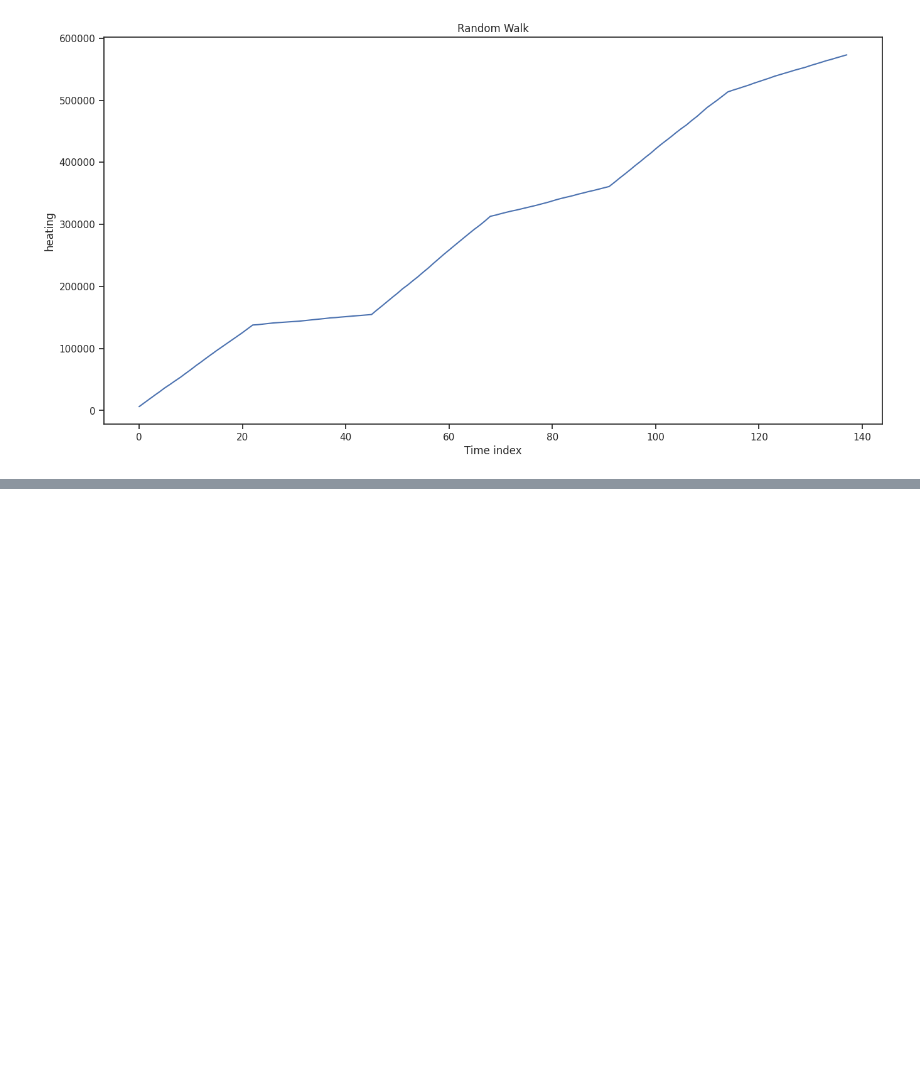
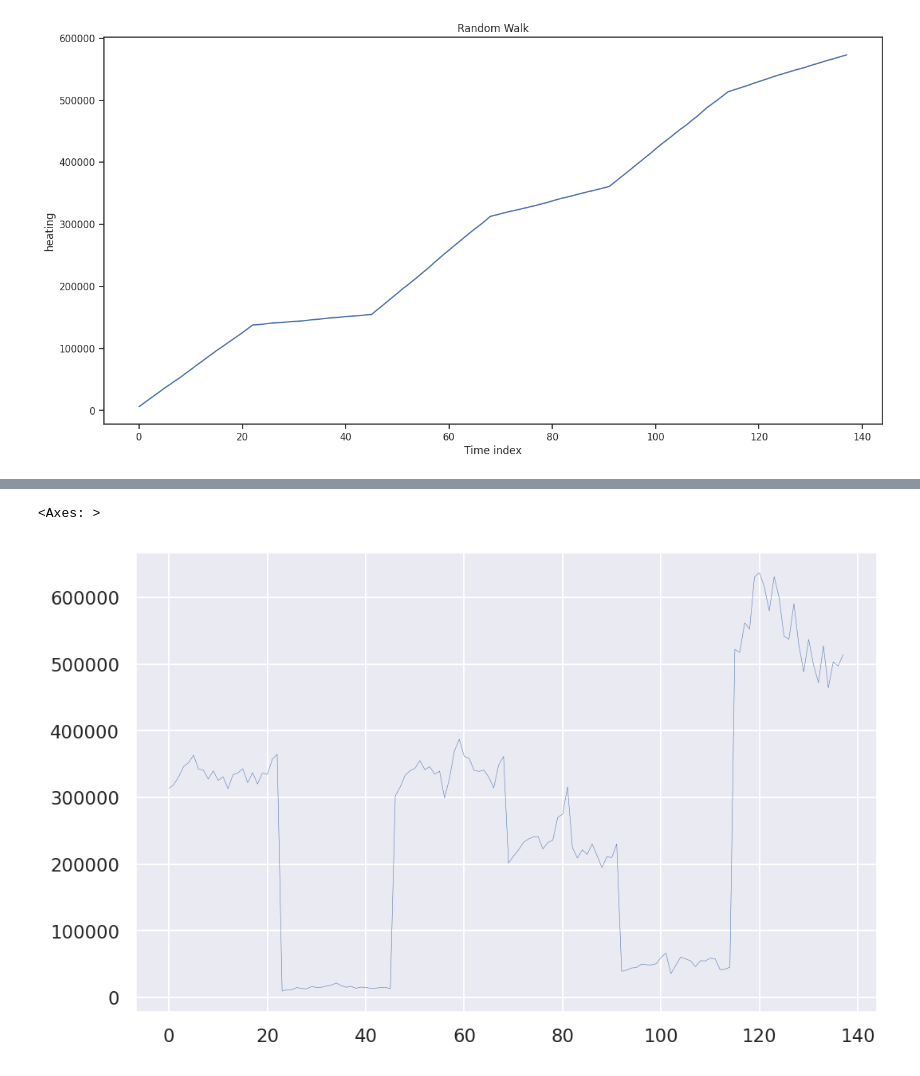
Before and after one commit to Manavgupta1612/EDA, a Jupyter notebook: DA.ipynb, the cells around one changed output, grey strips where cells are left out. Cells and saved outputs as stored; diff of their text form; code cells hidden in the pictures; blank space fills up the shorter version.

```diff
--- a/DA.ipynb
+++ b/DA.ipynb
@@ -558,0 +576,10 @@ plt.show()
+# %%
+sns.set(rc={'figure.figsize':(11, 4)}) #Runtime Configuration
+plt.rcParams['figure.figsize'] = (8,5)
+plt.rcParams['figure.dpi'] = 150
+# %%
+#generating a line plot of the full time series of consumption
+data['consumption'].plot(linewidth=0.25)
+# %% [output]
+<Axes: >
+[figure, added]
```
Also changed, not shown: parts of 49 cells of this notebook.
